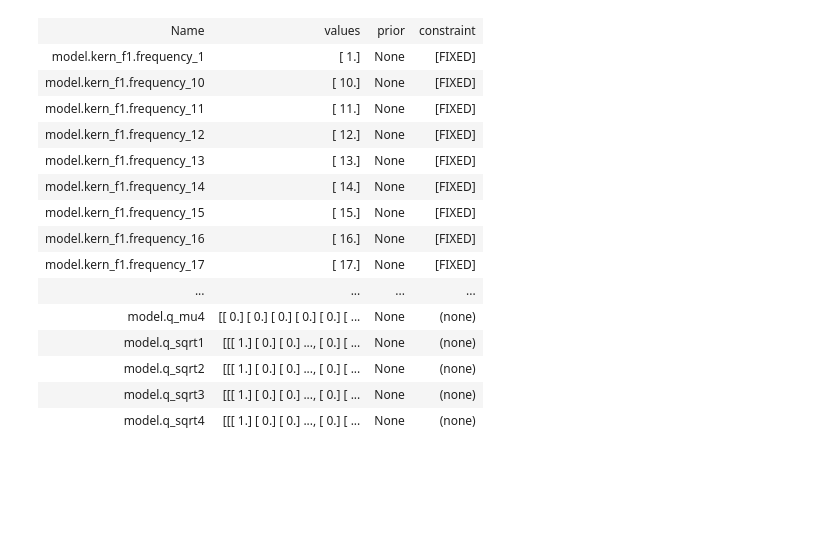
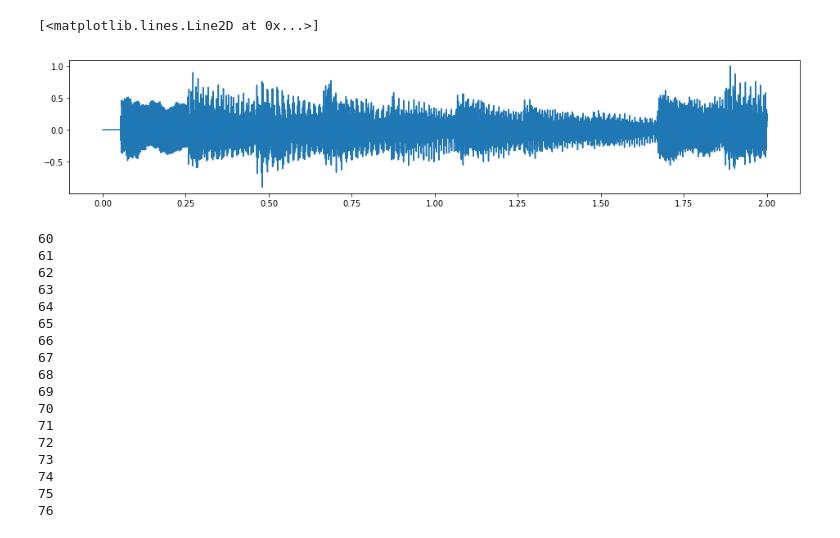
Before and after one commit to PabloAlvarado/gpitch, a Jupyter notebook: scripts/demos/notebooks/svi/Untitled.ipynb, the cells around one changed output. Drawn from its saved outputs; the diff is of its cells as text; code cells hidden in the pictures; blank space fills up the shorter version.

```diff
--- a/scripts/demos/notebooks/svi/Untitled.ipynb
+++ b/scripts/demos/notebooks/svi/Untitled.ipynb
@@ -1,3 +1,7 @@
+# %%
+%matplotlib inline
+import matplotlib.pyplot as plt
+plt.rcParams['figure.figsize']= (16, 3)
 # %%
 import sys
 import os
@@ -35,4 +39,9 @@ y, fs = soundfile.read(filename)
 y = y.reshape(-1, 1)
 Ntest = y.size
 x = np.linspace(0, (Ntest-1.)/fs, Ntest).reshape(-1, 1)
+# %%
+plt.plot(x, y)
+# %% [output]
+[<matplotlib.lines.Line2D at 0x...>]
+[figure, added]
 # %%
@@ -66,20 +76,22 @@ m.likelihood.variance = m_bg.likelihood.variance.value.copy()  # noise learned b
-# %%
-m
-# %% [output]
-| Name | values | prior | constraint |
-| model.kern_f1.frequency_1 | [ 1.] | None | [FIXED] |
-| model.kern_f1.frequency_10 | [ 10.] | None | [FIXED] |
-| model.kern_f1.frequency_11 | [ 11.] | None | [FIXED] |
-| model.kern_f1.frequency_12 | [ 12.] | None | [FIXED] |
-| model.kern_f1.frequency_13 | [ 13.] | None | [FIXED] |
-| model.kern_f1.frequency_14 | [ 14.] | None | [FIXED] |
-| model.kern_f1.frequency_15 | [ 15.] | None | [FIXED] |
-| model.kern_f1.frequency_16 | [ 16.] | None | [FIXED] |
-| model.kern_f1.frequency_17 | [ 17.] | None | [FIXED] |
-| ... | ... | ... | ... |
-| model.q_mu4 | [[ 0.] [ 0.] [ 0.] [ 0.] [ 0.] [ ... | None | (none) |
-| model.q_sqrt1 | [[[ 1.] [ 0.] [ 0.] ..., [ 0.] [ ... | None | (none) |
-| model.q_sqrt2 | [[[ 1.] [ 0.] [ 0.] ..., [ 0.] [ ... | None | (none) |
-| model.q_sqrt3 | [[[ 1.] [ 0.] [ 0.] ..., [ 0.] [ ... | None | (none) |
-| model.q_sqrt4 | [[[ 1.] [ 0.] [ 0.] ..., [ 0.] [ ... | None | (none) |
+# %%
+for i in range(39, 56):
+    print midi[i]
+# %% [output]
+60
+61
+62
+63
+64
+65
+66
+67
+68
+69
+70
+71
+72
+73
+74
+75
+76
 # %%
```
Also changed, not shown: parts of 6 cells of this notebook, 5 other files.
